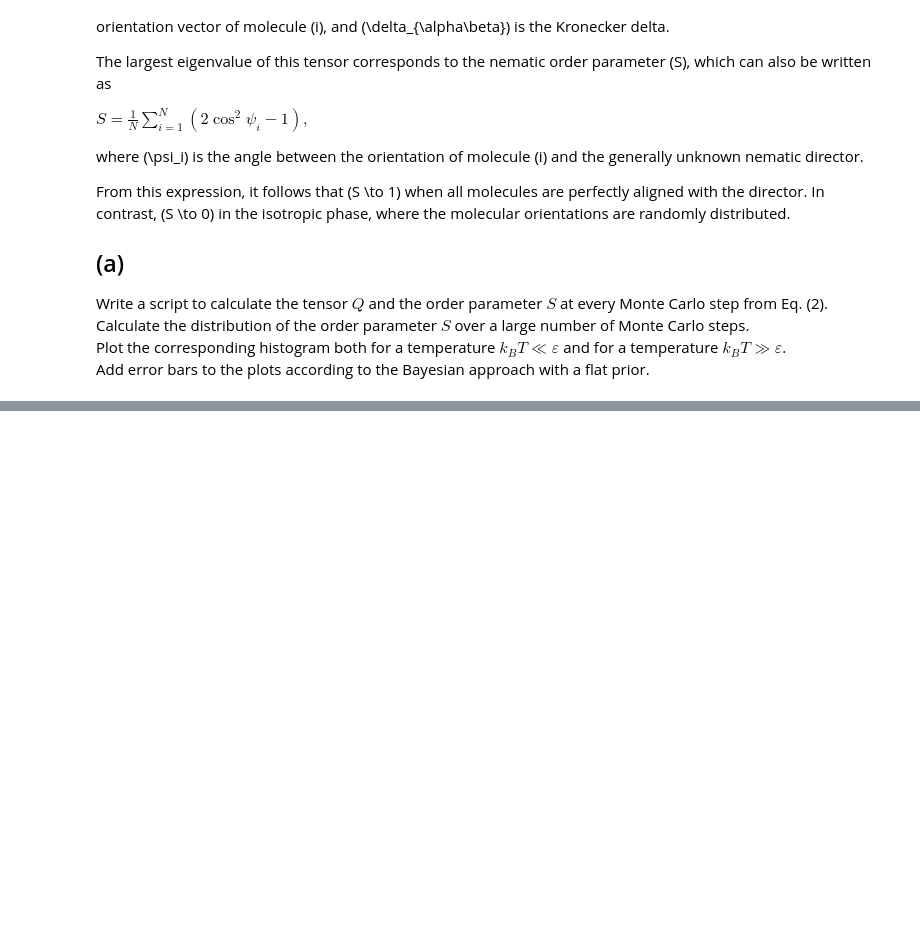
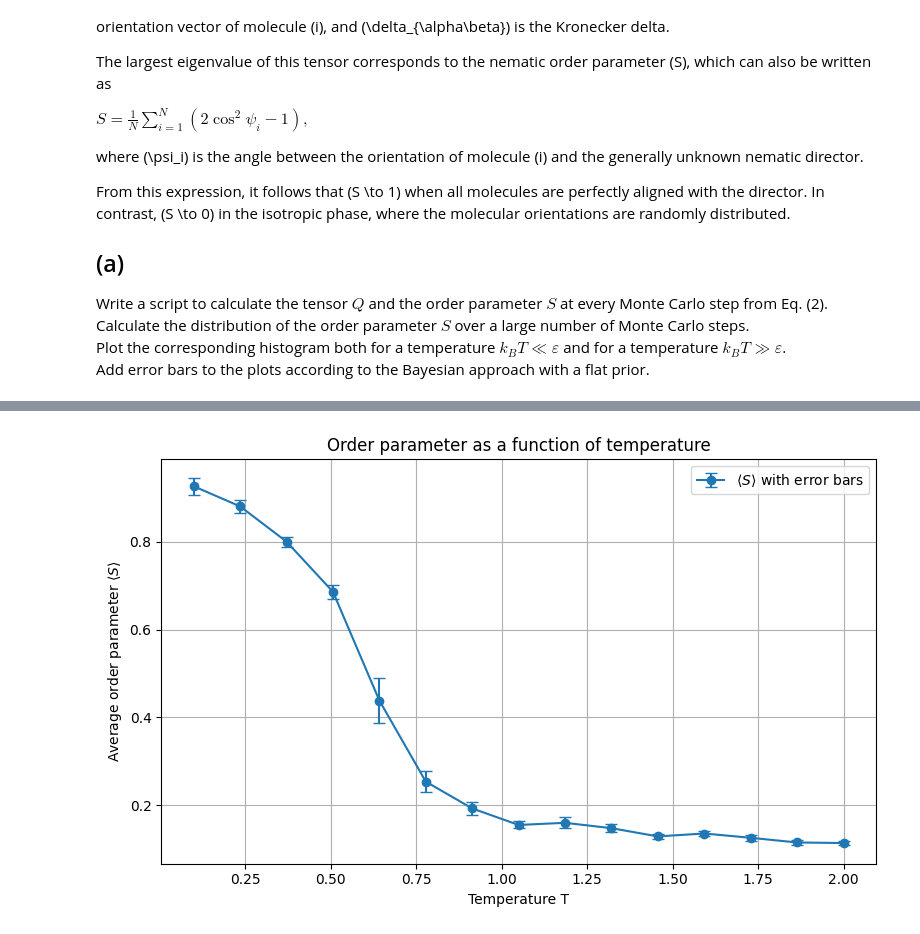
Before and after one commit to StefanTU0815/Computersimulations_2, a Jupyter notebook: Exercise_2.ipynb, the cells around one changed output, grey strips where cells are left out. Saved outputs shown, nothing was run; the diff lists cells and outputs as text; code cells hidden in the pictures; blank space fills up the shorter version.

```diff
--- a/Exercise_2.ipynb
+++ b/Exercise_2.ipynb
@@ -346,0 +600,90 @@ Last S: 0.7523728750641707
+# %%
+# =================================
+# 3b) <S>(T) with error bars
+# =================================
+
+# Parameter
+N = 10
+eps = 1.0
+N_sweeps_to_eq = 100
+N_sweeps = 300
+np.random.seed(42)
+
+# temperatures
+T_values = np.linspace(0.1, 2.0, 15)
+
+# arrays for results
+S_mean_values = np.empty(len(T_values))
+S_std_values = np.empty(len(T_values))
+S_error_values = np.empty(len(T_values))
+tau_int_values = np.empty(len(T_values))
+
+for t_idx in range(len(T_values)):
+    T = T_values[t_idx]
+
+    # new random starting angles
+    theta = 2 * np.pi * np.random.rand(N, N)
+
+    # list for S values after equilibration
+    S_hist = np.empty(N_sweeps)
+
+    # Monte Carlo simulation
+    for sweep in range(N_sweeps_to_eq + N_sweeps):
+
+        for _ in range(N * N):
+            i = np.random.randint(0, N)
+            j = np.random.randint(0, N)
+
+            theta_old = theta[i, j]
+            theta_new = np.random.rand() * 2 * np.pi
+
+            E_loc_old = calc_E_loc(theta, i, j, eps=eps)
+
+            theta[i, j] = theta_new
+            E_loc_new = calc_E_loc(theta, i, j, eps=eps)
+
+            delta_E = E_loc_new - E_loc_old
+
+            if delta_E > 0 and np.random.rand() > np.exp(-delta_E / T):
+                theta[i, j] = theta_old
+
+        if sweep >= N_sweeps_to_eq:
+            Q, S = determine_Q_S(theta)
+            S_hist[sweep - N_sweeps_to_eq] = S
+
+    # mean S
+    S_mean = np.mean(S_hist)
+
+    # autocorrelation and tau_int
+    acf = autocorrelation_function(S_hist, maxLag=min(200, len(S_hist)-1))
+    tau_int = integrated_autocorrelation_time(acf)
+
+    # standard deviation of S
+    S_std = np.std(S_hist, ddof=1)
+
+    # effective number of independent samples
+    N_eff = len(S_hist) / (2.0 * tau_int)
+
+    # error of the mean
+    S_error = S_std / np.sqrt(N_eff)
+
+    # store values
+    S_mean_values[t_idx] = S_mean
+    S_std_values[t_idx] = S_std
+    S_error_values[t_idx] = S_error
+    tau_int_values[t_idx] = tau_int
+
+    print(f"T = {T:.3f}, <S> = {S_mean:.4f}, std = {S_std:.4f}, tau_int = {tau_int:.4f}, N_eff = {N_eff:.2f}")
+
+# plot
+plt.figure(figsize=(8, 5))
+plt.errorbar(T_values, S_mean_values, yerr=S_error_values, fmt="o-", capsize=4,
+             label=r"$\langle S \rangle$ with error bars")
+plt.xlabel("Temperature T")
+plt.ylabel(r"Average order parameter $\langle S \rangle$")
+plt.title(r"Order parameter as a function of temperature")
+plt.grid(True)
+plt.legend()
+plt.tight_layout()
+plt.show()
+# %% [output]
@@ -346,0 +705 @@ Last S: 0.7523728750641707
+[figure, added]
```
Also changed, not shown: parts of 9 cells of this notebook.
